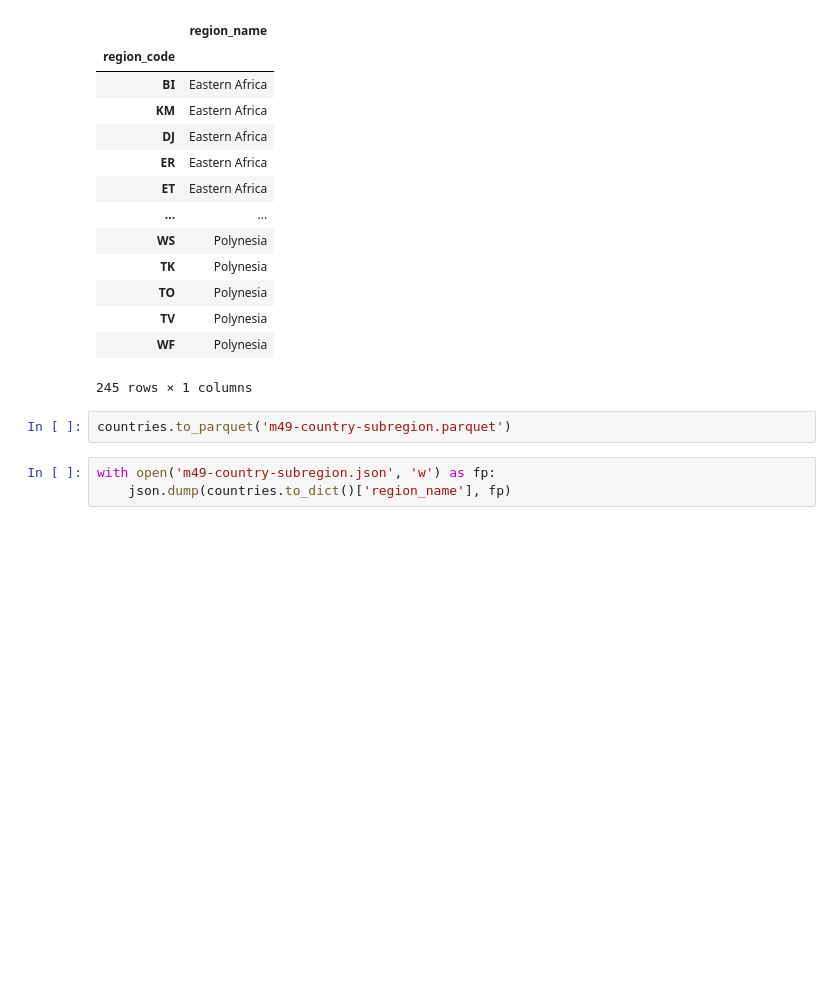
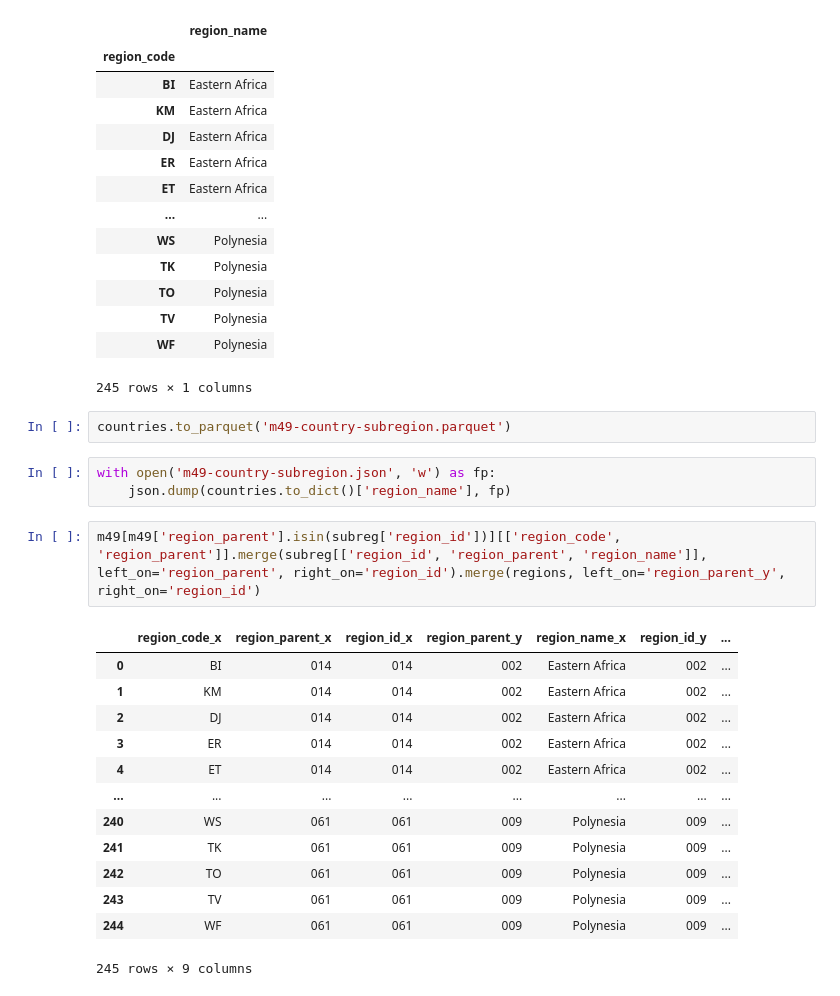
Before and after one commit to DNStories/DNStories, a Jupyter notebook: Create CC m49 map.ipynb, the cells around one changed output. Saved outputs shown, nothing was run; the diff lists cells and outputs as text; blank space fills up the shorter version.

```diff
--- a/Create CC m49 map.ipynb
+++ b/Create CC m49 map.ipynb
@@ -64,3 +64,19 @@ countries.to_parquet('m49-country-subregion.parquet')
 # %%
 with open('m49-country-subregion.json', 'w') as fp:
     json.dump(countries.to_dict()['region_name'], fp)
+# %%
+m49[m49['region_parent'].isin(subreg['region_id'])][['region_code', 'region_parent']].merge(subreg[['region_id', 'region_parent', 'region_name']], left_on='region_parent', right_on='region_id').merge(regions, left_on='region_parent_y', right_on='region_id')
+# %% [output]
+|  | region_code_x | region_parent_x | region_id_x | region_parent_y | region_name_x | region_id_y | ... |
+| 0 | BI | 014 | 014 | 002 | Eastern Africa | 002 | ... |
+| 1 | KM | 014 | 014 | 002 | Eastern Africa | 002 | ... |
+| 2 | DJ | 014 | 014 | 002 | Eastern Africa | 002 | ... |
+| 3 | ER | 014 | 014 | 002 | Eastern Africa | 002 | ... |
+| 4 | ET | 014 | 014 | 002 | Eastern Africa | 002 | ... |
+| ... | ... | ... | ... | ... | ... | ... | ... |
+| 240 | WS | 061 | 061 | 009 | Polynesia | 009 | ... |
+| 241 | TK | 061 | 061 | 009 | Polynesia | 009 | ... |
+| 242 | TO | 061 | 061 | 009 | Polynesia | 009 | ... |
+| 243 | TV | 061 | 061 | 009 | Polynesia | 009 | ... |
+| 244 | WF | 061 | 061 | 009 | Polynesia | 009 | ... |
+245 rows × 9 columns
```
Also changed, not shown: parts of 4 cells of this notebook, 9 other files.
